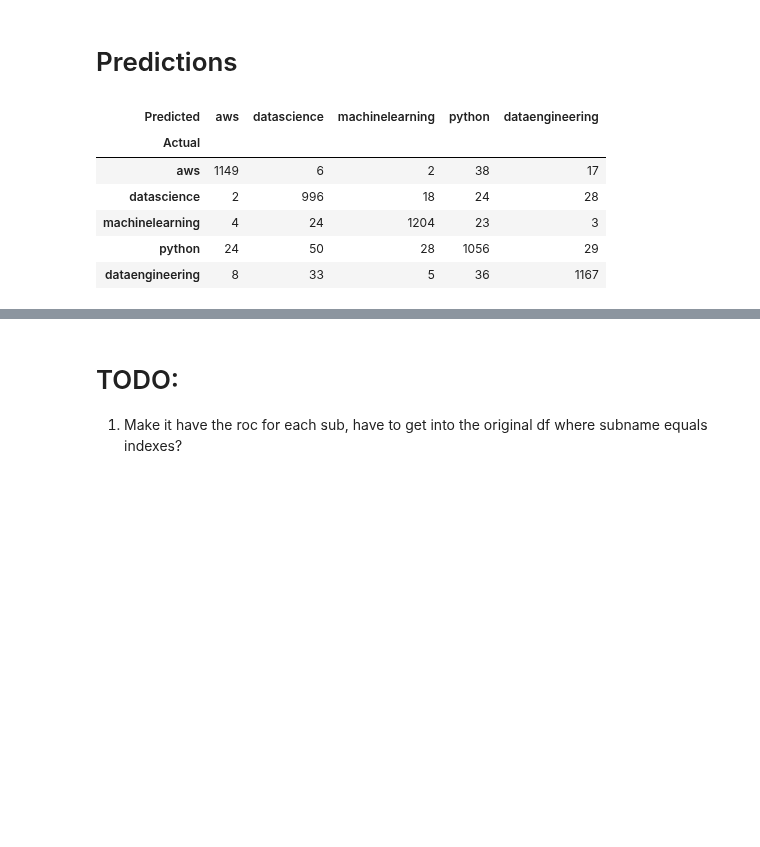
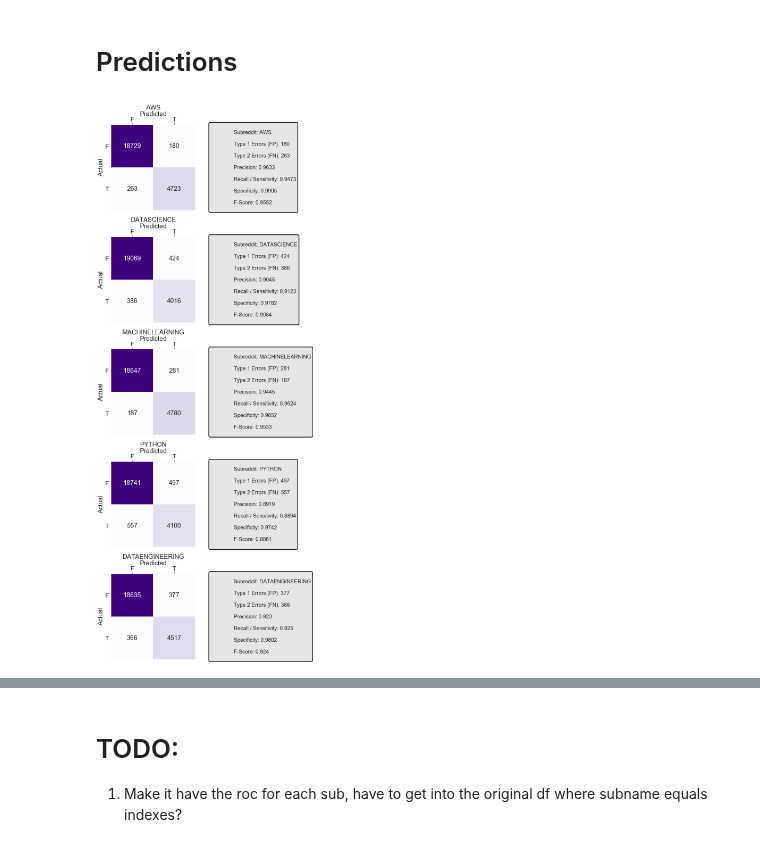
Before and after one commit to datapointchris/reddit-nlp, a Jupyter notebook: DS_coefficients and stats.ipynb, the cells around one changed output, grey strips where cells are left out. Saved outputs shown, nothing was run; the diff lists cells and outputs as text; code cells hidden in the pictures; blank space fills up the shorter version.

```diff
--- a/DS_coefficients and stats.ipynb
+++ b/DS_coefficients and stats.ipynb
@@ -150,14 +143,0 @@ y_pred = model.predict(X_test)
-# %%
-df_cm = pd.DataFrame(data=confusion_matrix(y_test, y_pred),
-                     columns=classes, index=classes)
-df_cm.index.name = 'Actual'
-df_cm.columns.name = 'Predicted'
-df_cm
-# %% [output]
-| Predicted | aws | datascience | machinelearning | python | dataengineering |
-| Actual |  |  |  |  |  |
-| aws | 1149 | 6 | 2 | 38 | 17 |
-| datascience | 2 | 996 | 18 | 24 | 28 |
-| machinelearning | 4 | 24 | 1204 | 23 | 3 |
-| python | 24 | 50 | 28 | 1056 | 29 |
-| dataengineering | 8 | 33 | 5 | 36 | 1167 |
@@ -164 +146,55 @@ df_cm
+# %%
+mcm = multilabel_confusion_matrix(y, y_pred)
+mtn = mcm[:, 0, 0]
+mtp = mcm[:, 1, 1]
+mfn = mcm[:, 1, 0]
+mfp = mcm[:, 0, 1]
+
+fig, ax = plt.subplots(ncols=2, nrows=len(classes),
+                       figsize=(12, 6*len(classes)))
+
+for i, cm in enumerate(mcm):
+    df_cm = pd.DataFrame(cm)
+    df_cm.index.name = 'Actual'
+    df_cm.columns.name = 'Predicted'
+    sns.heatmap(df_cm, annot=True, fmt="d", cbar=False,
+                cmap='Purples', ax=ax[i, 0])
+
+    ax[i, 0].set_yticklabels(labels=['F', 'T'], rotation='horizontal')
+    ax[i, 0].set_xticklabels(labels=['F', 'T'])
+    ax[i, 0].xaxis.tick_top()
+    ax[i, 0].xaxis.set_label_position('top')
+    ax[i, 0].set_title(classes[i].upper())
+
+    tn, fp, fn, tp = cm.ravel()
+    precision = tp / (tp + fp)
+    specificity = tn / (tn + fp)
+    recall = tp / (tp + fn)
+    fscore = (2 * recall * precision) / (recall + precision)
+
+    box_text = f'''
+                Subreddit: {classes[i].upper()}\n
+                Type 1 Errors (FP): {round(fp,4)}\n
+                Type 2 Errors (FN): {round(fn,4)}\n
+                Precision: {round(precision, 4)}\n
+                Recall / Sensitivity: {round(recall,4)}\n
+                Specificity: {round(specificity,4)}\n
+                F-Score: {round(fscore,4)}
+                '''
+    ax[i, 1].text(0.1, 0.5,
+                  box_text,
+                  bbox=dict(
+                            boxstyle="round",
+                            ec=('k'),
+                            lw=3,
+                            fc=(.9,.9,.9),
+                           ),
+                  horizontalalignment='left',
+                  verticalalignment='center',
+                  fontsize=20)
+    ax[i, 1].set_axis_off()
+
+plt.tight_layout()
+# %% [output]
+[figure, added]
 # %%
```
Also changed, not shown: parts of 27 cells of this notebook.
